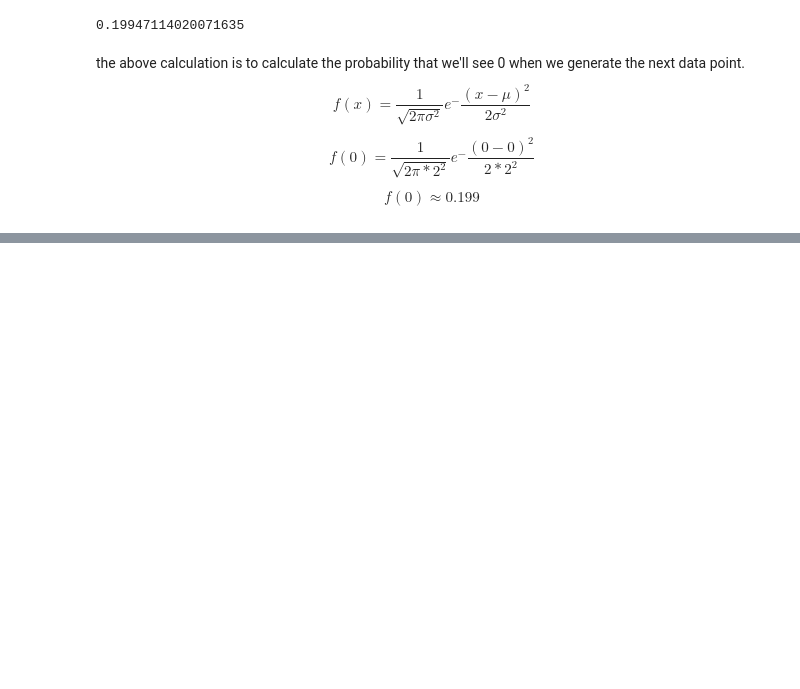
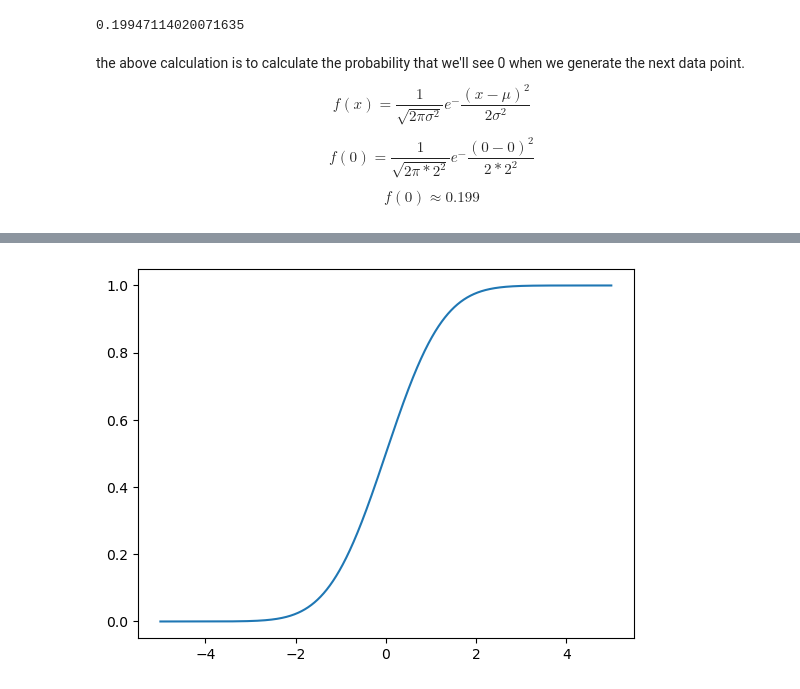
Before and after one commit to FaizAzhar/DataScience-studies, a Jupyter notebook: Statistical Distributions.ipynb, the cells around one changed output, grey strips where cells are left out. Saved outputs shown, nothing was run; the diff lists cells and outputs as text; code cells hidden in the pictures; blank space fills up the shorter version.

```diff
--- a/Statistical Distributions.ipynb
+++ b/Statistical Distributions.ipynb
@@ -61,0 +99,15 @@ $$ f(0) \approx 0.199$$
+# %%
+# plot the t-distribution cdf
+from numpy import arange
+from matplotlib import pyplot
+from scipy.stats import t
+# define the distribution parameters
+sample_space = arange(-5, 5, 0.001)
+dof = len(sample_space) - 1
+# calculate the cdf
+cdf = t.cdf(sample_space, dof)
+# plot
+pyplot.plot(sample_space, cdf)
+pyplot.show()
+# %% [output]
+[figure, added]
```
Also changed, not shown: parts of 8 cells of this notebook.
